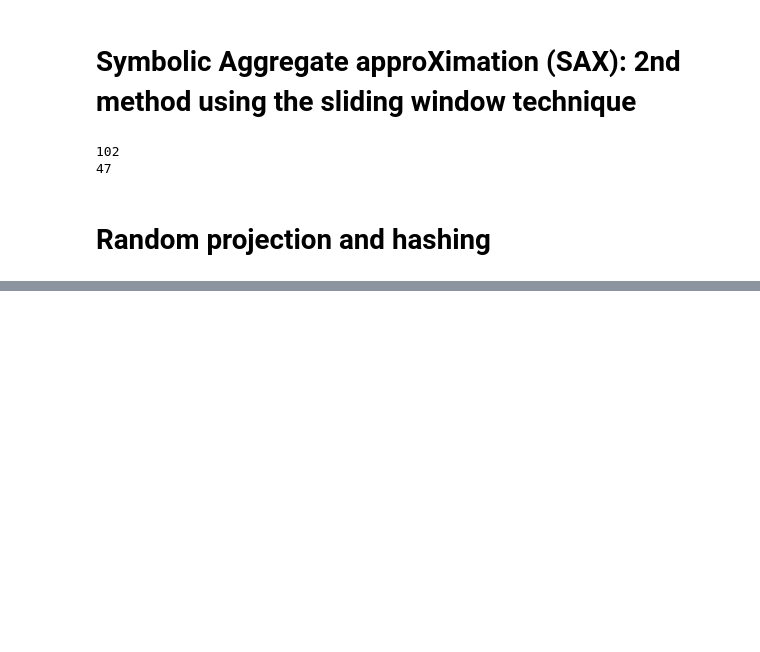
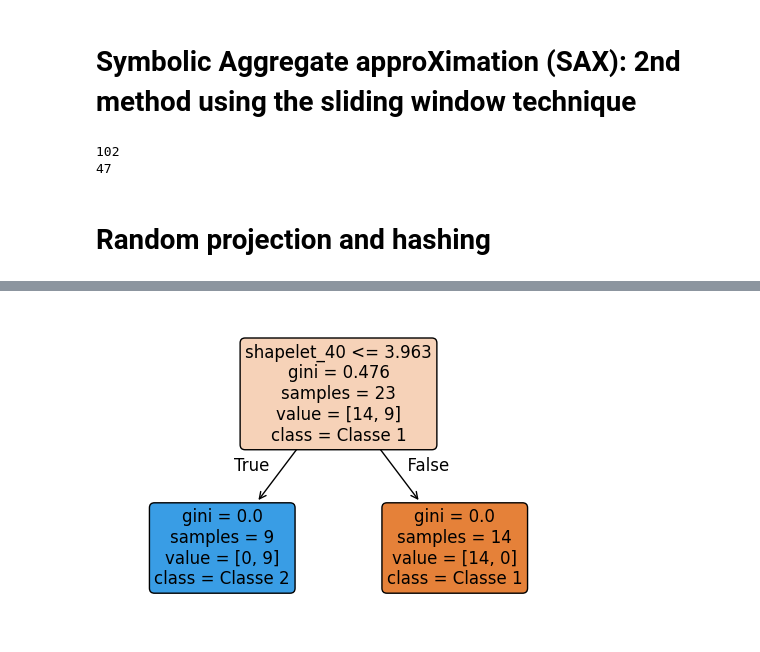
Before and after one commit to CorentinPernot/FASTShapelets_TS, a Jupyter notebook: notebooks/notebook_1.ipynb, the cells around one changed output, grey strips where cells are left out. Cells and saved outputs as stored; diff of their text form; code cells hidden in the pictures; blank space fills up the shorter version.

Commit message:
Fast shapelets implementation + example"

```diff
--- a/notebooks/notebook_1.ipynb
+++ b/notebooks/notebook_1.ipynb
@@ -115,0 +143,8 @@ top_k_TS = remap_SAX_to_TS(top_k, sax_to_ts_dict)
+# %%
+# Load data
+X_train, y_train = load_data(type="TRAIN")
+X_test, y_test = load_data(type="TEST")
+
+scaler = StandardScaler()
+X_train_scaled = [scaler.fit_transform(x_train.reshape(-1, 1)).flatten() for x_train in X_train]
+X_test_scaled = [scaler.fit_transform(x_test.reshape(-1, 1)).flatten() for x_test in X_test]
@@ -115,0 +154,23 @@ top_k_TS = remap_SAX_to_TS(top_k, sax_to_ts_dict)
+# %%
+# Compute Fast Shapelets
+# params
+X = X_train_scaled
+y = y_train
+min_length=20
+max_length=50
+dimensionality=5
+cardinality=4
+r=10
+k=10
+metric='eucl'
+
+final_shapelets, final_shapelets_max_gain, final_shapelets_min_gap = main_fast_shapelets(X_train_scaled, y_train, min_length=min_length, max_length=max_length, dimensionality=dimensionality, cardinality=cardinality, r=r, k=k, metric=metric)
+# %%
+shapelets_dict = final_shapelets
+
+df_train = create_dataframe(X_train, shapelets_dict, metric=metric)
+df_test = create_dataframe(X_test_scaled, shapelets_dict, metric=metric)
+# %%
+max_depth = 1
+model, report = create_decision_tree(df_train, y_train, df_test, y_test, max_depth=max_depth)
+print(report)
@@ -115,0 +186,4 @@ top_k_TS = remap_SAX_to_TS(top_k, sax_to_ts_dict)
+# %%
+plot_decision_tree(model, df_train.columns.drop("Signal_nb"))
+# %% [output]
+[figure, added]
```
Also changed, not shown: parts of 7 cells of this notebook.
